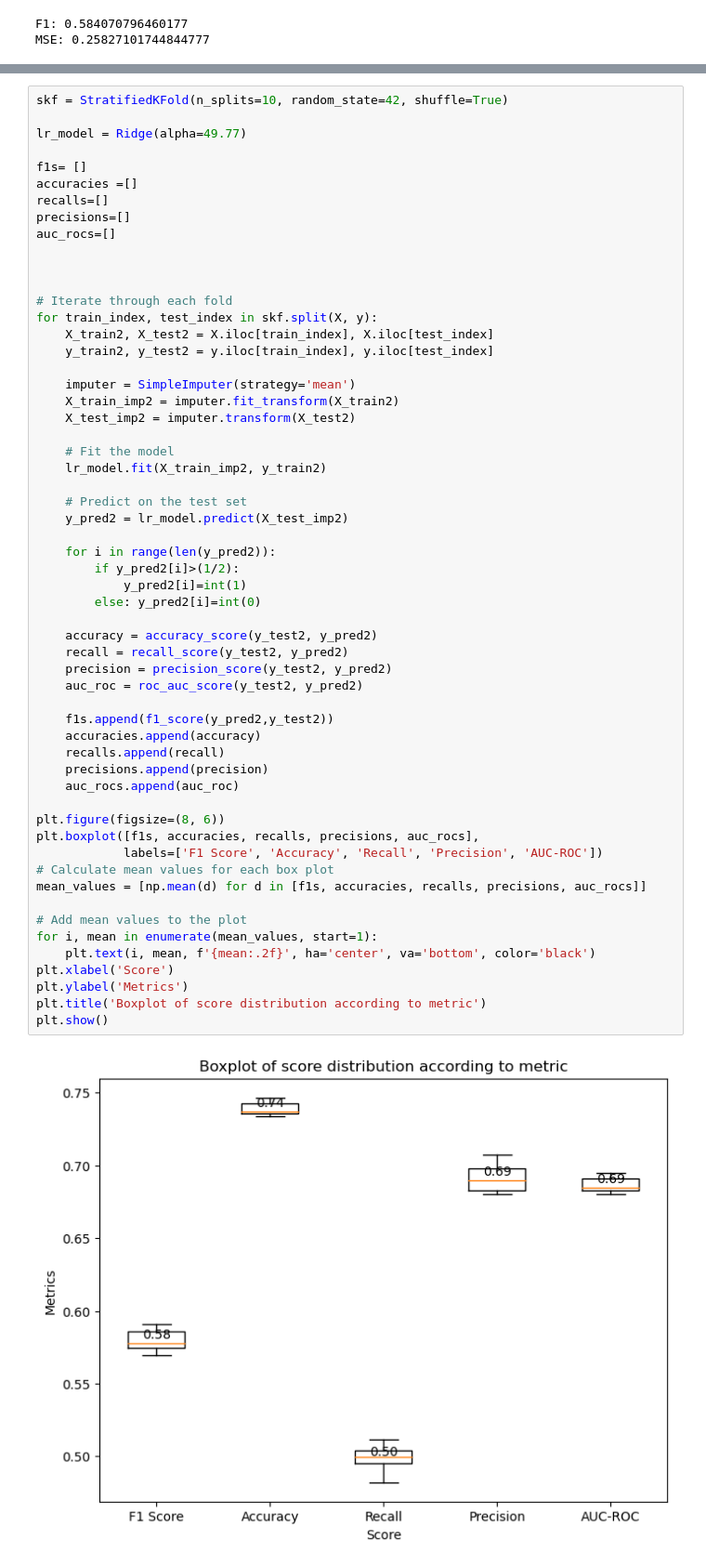
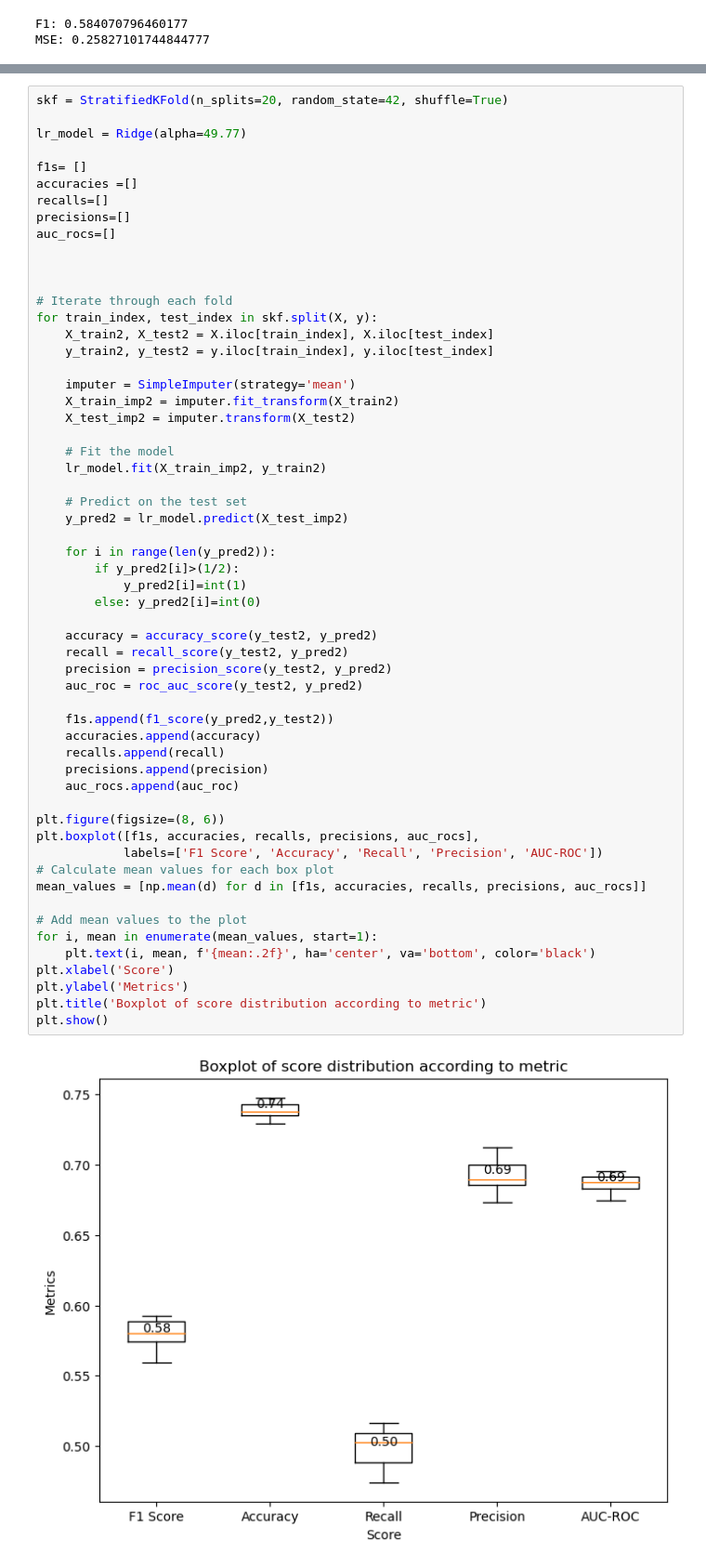
Before and after one commit to solinemignot/statapp_sujet26, a Jupyter notebook: Partie2_ML/ml linéaire/ridge.ipynb, the cells around one changed output, grey strips where cells are left out. Shown at 93% size. Drawn from its saved outputs; the diff is of its cells as text.

```diff
--- a/Partie2_ML/ml linéaire/ridge.ipynb
+++ b/Partie2_ML/ml linéaire/ridge.ipynb
@@ -301,7 +302,7 @@ region_Hauts-de-France: 0.07741269194979193
 ['region_Île-de-France', 'catr_1.0', 'situ_4.0', 'situ_8.0', 'situ_1.0', 'catr_3.0', 'region_Bourgogne-Franche-Comté', 'agg_2.0', 'agg_1.0', 'region_Hauts-de-France'] [0.22065735551936078, 0.133083985 ...
 [figure]
 # %%
-skf = StratifiedKFold(n_splits=10, random_state=42, shuffle=True)
+skf = StratifiedKFold(n_splits=20, random_state=42, shuffle=True)
 
 lr_model = Ridge(alpha=49.77)
 
@@ -331,31 +332,31 @@ for train_index, test_index in skf.split(X, y):
     for i in range(len(y_pred2)):
         if y_pred2[i]>(1/2):
             y_pred2[i]=int(1)
         else: y_pred2[i]=int(0)
 
     accuracy = accuracy_score(y_test2, y_pred2)
     recall = recall_score(y_test2, y_pred2)
     precision = precision_score(y_test2, y_pred2)
     auc_roc = roc_auc_score(y_test2, y_pred2)
 
     f1s.append(f1_score(y_pred2,y_test2))
     accuracies.append(accuracy)
     recalls.append(recall)
     precisions.append(precision)
     auc_rocs.append(auc_roc)
 
 plt.figure(figsize=(8, 6))
 plt.boxplot([f1s, accuracies, recalls, precisions, auc_rocs],
             labels=['F1 Score', 'Accuracy', 'Recall', 'Precision', 'AUC-ROC'])
 # Calculate mean values for each box plot
 mean_values = [np.mean(d) for d in [f1s, accuracies, recalls, precisions, auc_rocs]]
 
 # Add mean values to the plot
 for i, mean in enumerate(mean_values, start=1):
     plt.text(i, mean, f'{mean:.2f}', ha='center', va='bottom', color='black')
 plt.xlabel('Score')
 plt.ylabel('Metrics')
 plt.title('Boxplot of score distribution according to metric')
 plt.show()
 # %% [output]
-[figure, old version]
+[figure, new version]
```
Also changed, not shown: parts of 2 cells of this notebook, 10 other files.
